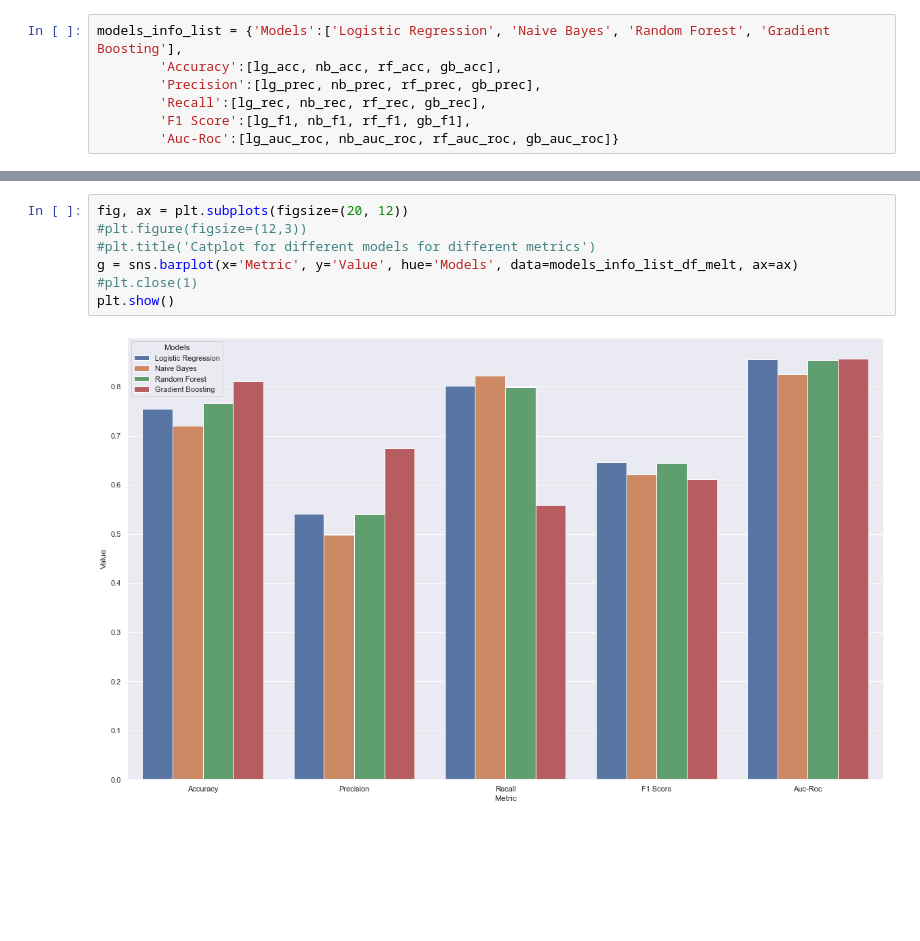
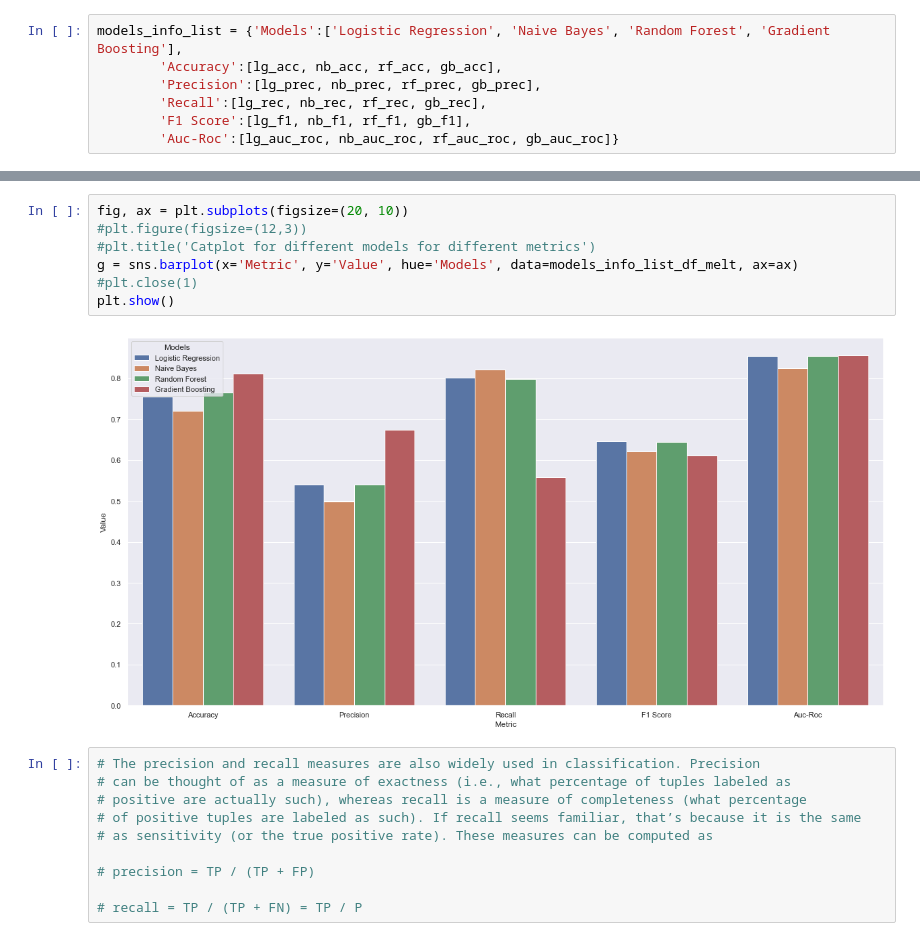
Before and after one commit to samarth-malhotra/Dissertation, a Jupyter notebook: Dissertation Project.ipynb, the cells around one changed output, grey strips where cells are left out. Saved outputs shown, nothing was run; the diff lists cells and outputs as text; blank space fills up the shorter version.

```diff
--- a/Dissertation Project.ipynb
+++ b/Dissertation Project.ipynb
@@ -1007,9 +1047,19 @@ models_info_list_df_melt
 # %%
-fig, ax = plt.subplots(figsize=(20, 12))
+fig, ax = plt.subplots(figsize=(20, 10))
 #plt.figure(figsize=(12,3))
 #plt.title('Catplot for different models for different metrics')
 g = sns.barplot(x='Metric', y='Value', hue='Models', data=models_info_list_df_melt, ax=ax)
 #plt.close(1)
 plt.show()
 # %% [output]
-[figure, old version]
+[figure, new version]
+# %%
+# The precision and recall measures are also widely used in classification. Precision
+# can be thought of as a measure of exactness (i.e., what percentage of tuples labeled as
+# positive are actually such), whereas recall is a measure of completeness (what percentage
+# of positive tuples are labeled as such). If recall seems familiar, that’s because it is the same
+# as sensitivity (or the true positive rate). These measures can be computed as
+
+# precision = TP / (TP + FP)
+
+# recall = TP / (TP + FN) = TP / P
```
Also changed, not shown: parts of 24 cells of this notebook.
